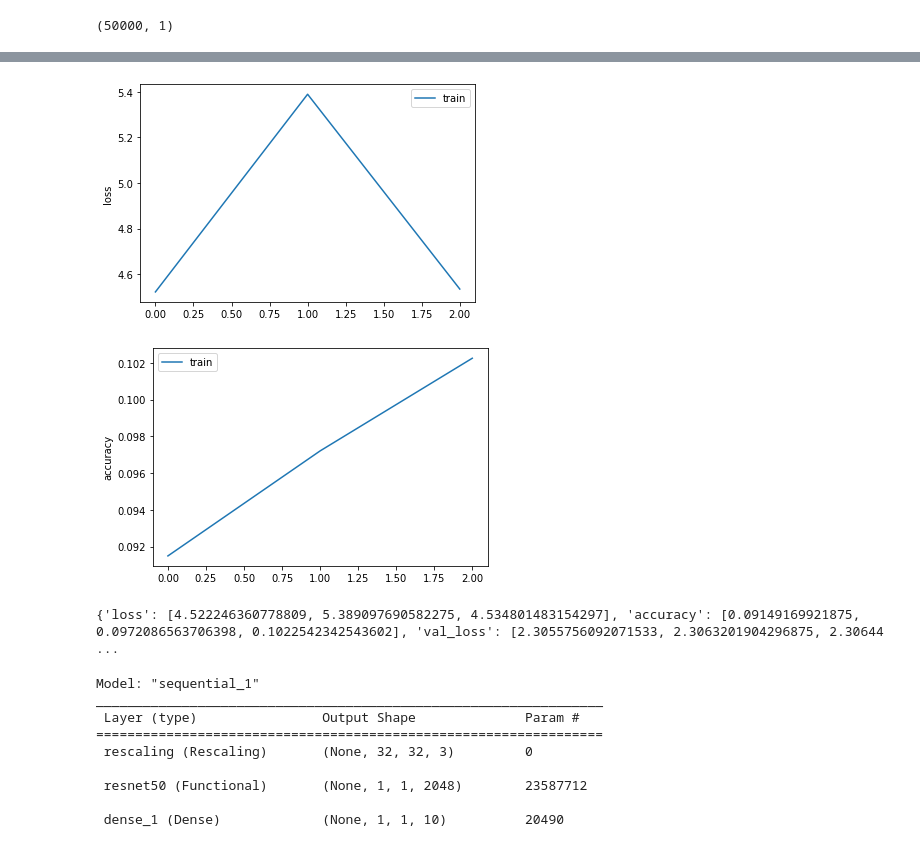
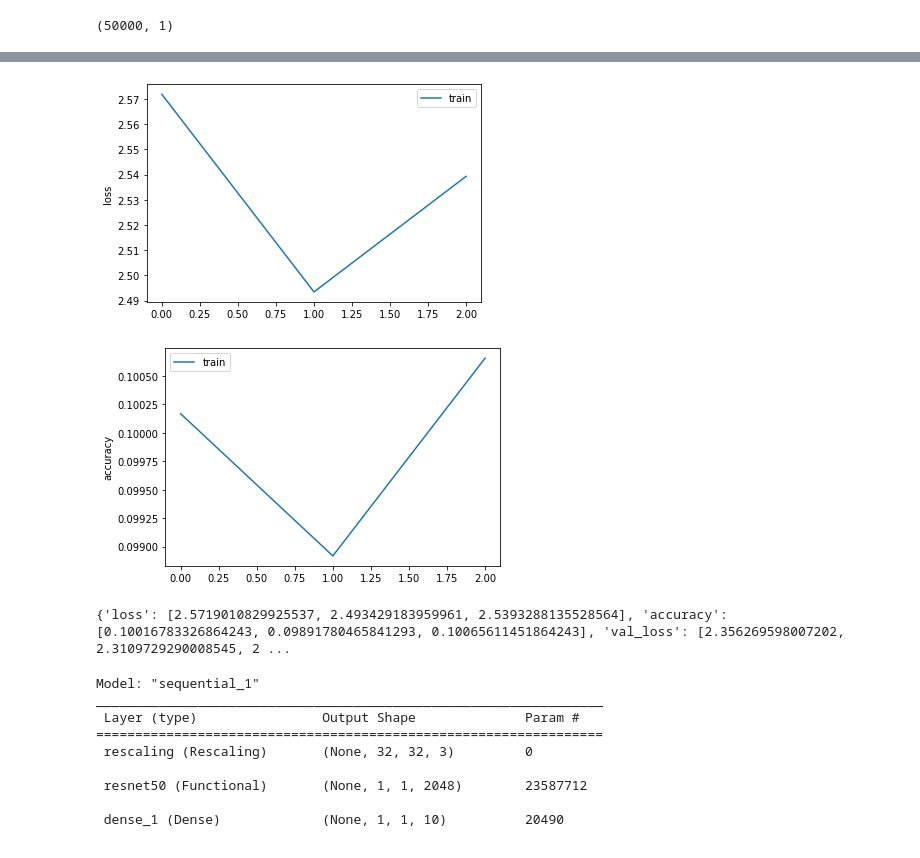
Before and after one commit to Nauteirius/AlternativeContractiveLearning, a Jupyter notebook: Cifarresnet.ipynb, the cells around one changed output, grey strips where cells are left out. Drawn from its saved outputs; the diff is of its cells as text; code cells hidden in the pictures.

```diff
--- a/Cifarresnet.ipynb
+++ b/Cifarresnet.ipynb
@@ -17,7 +17,7 @@ data_augmentation = keras.Sequential(
         layers.RandomZoom(0.1),
 			  layers.RandomTranslation(height_factor=0.1, width_factor=0.1),
 			  layers.RandomBrightness((-0.1,0.1),value_range=(0, 0.2)),
-        tf.keras.layers.GaussianNoise(0.3, seed=20)
+        tf.keras.layers.GaussianNoise(0.1, seed=20)
 
     ]
 )
@@ -107,5 +107,5 @@ print(y_trainRandomised[0:5])
 # %%
-history_resnetOn = model.fit(train_dataset,validation_data=validation_dataset ,epochs=100,batch_size=512) #,, steps_per_epoch=3 tego nie chcemy chyba, bedzie sie duzo dluzej trenowal jak by co, bo bedzie 2500 krokow zamiast 5
+history_resnetOn = model.fit(train_dataset,validation_data=validation_dataset,epochs=3,batch_size=512) #, tego nie chcemy chyba, bedzie sie duzo dluzej trenowal jak by co, bo bedzie 2500 krokow zamiast 5
 
 plt.plot(history_resnetOn.history['loss'], label='train')
 # plt.plot(history_resnetOn.history['val_loss'], label='val')
@@ -128,9 +128,9 @@ Epoch 3/3
-[figure, old version]
+[figure, new version]
-[figure, old version]
+[figure, new version]
 # %%
 print(history_resnetOn.history)
 # %% [output]
-{'loss': [4.522246360778809, 5.389097690582275, 4.534801483154297], 'accuracy': [0.09149169921875, 0.0972086563706398, 0.1022542342543602], 'val_loss': [2.3055756092071533, 2.3063201904296875, 2.30644 ...
+{'loss': [2.5719010829925537, 2.493429183959961, 2.5393288135528564], 'accuracy': [0.10016783326864243, 0.09891780465841293, 0.10065611451864243], 'val_loss': [2.356269598007202, 2.3109729290008545, 2 ...
 # %%
 #model.save('localstorage://my-model')
 # %%
```
Also changed, not shown: parts of 12 cells of this notebook.
